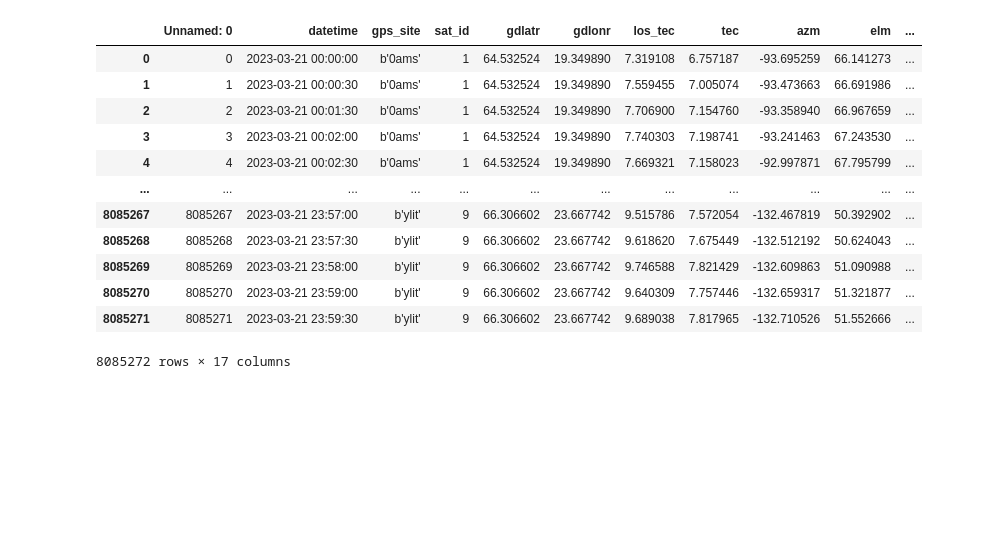
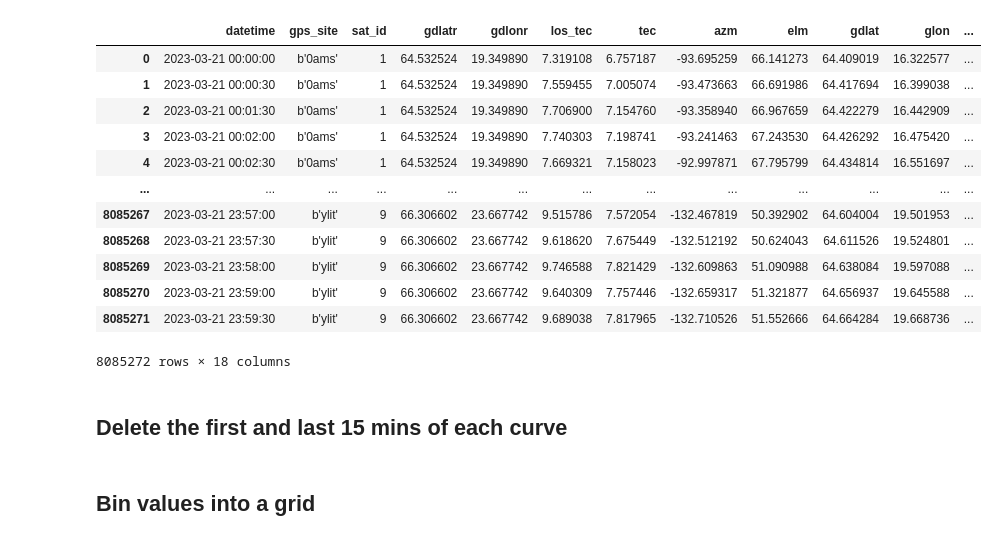
Before and after one commit to kuhaonmaraani/gradu, a Jupyter notebook: kaariplotit.ipynb, the cells around one changed output. Cells and saved outputs as stored; diff of their text form; code cells hidden in the pictures; blank space fills up the shorter version.

```diff
--- a/kaariplotit.ipynb
+++ b/kaariplotit.ipynb
@@ -7,19 +9,22 @@ import seaborn as sns
 # %%
 path = 'data/kaari2132023.csv'
 
-df = pd.read_csv(path, inde)
+df = pd.read_csv(path)
+df['datetime'] = pd.to_datetime(df['datetime'])
 df
 # %% [output]
-|  | Unnamed: 0 | datetime | gps_site | sat_id | gdlatr | gdlonr | los_tec | tec | azm | elm | ... |
-| 0 | 0 | 2023-03-21 00:00:00 | b'0ams' | 1 | 64.532524 | 19.349890 | 7.319108 | 6.757187 | -93.695259 | 66.141273 | ... |
-| 1 | 1 | 2023-03-21 00:00:30 | b'0ams' | 1 | 64.532524 | 19.349890 | 7.559455 | 7.005074 | -93.473663 | 66.691986 | ... |
-| 2 | 2 | 2023-03-21 00:01:30 | b'0ams' | 1 | 64.532524 | 19.349890 | 7.706900 | 7.154760 | -93.358940 | 66.967659 | ... |
-| 3 | 3 | 2023-03-21 00:02:00 | b'0ams' | 1 | 64.532524 | 19.349890 | 7.740303 | 7.198741 | -93.241463 | 67.243530 | ... |
-| 4 | 4 | 2023-03-21 00:02:30 | b'0ams' | 1 | 64.532524 | 19.349890 | 7.669321 | 7.158023 | -92.997871 | 67.795799 | ... |
-| ... | ... | ... | ... | ... | ... | ... | ... | ... | ... | ... | ... |
-| 8085267 | 8085267 | 2023-03-21 23:57:00 | b'ylit' | 9 | 66.306602 | 23.667742 | 9.515786 | 7.572054 | -132.467819 | 50.392902 | ... |
-| 8085268 | 8085268 | 2023-03-21 23:57:30 | b'ylit' | 9 | 66.306602 | 23.667742 | 9.618620 | 7.675449 | -132.512192 | 50.624043 | ... |
-| 8085269 | 8085269 | 2023-03-21 23:58:00 | b'ylit' | 9 | 66.306602 | 23.667742 | 9.746588 | 7.821429 | -132.609863 | 51.090988 | ... |
-| 8085270 | 8085270 | 2023-03-21 23:59:00 | b'ylit' | 9 | 66.306602 | 23.667742 | 9.640309 | 7.757446 | -132.659317 | 51.321877 | ... |
-| 8085271 | 8085271 | 2023-03-21 23:59:30 | b'ylit' | 9 | 66.306602 | 23.667742 | 9.689038 | 7.817965 | -132.710526 | 51.552666 | ... |
+|  | datetime | gps_site | sat_id | gdlatr | gdlonr | los_tec | tec | azm | elm | gdlat | glon | ... |
+| 0 | 2023-03-21 00:00:00 | b'0ams' | 1 | 64.532524 | 19.349890 | 7.319108 | 6.757187 | -93.695259 | 66.141273 | 64.409019 | 16.322577 | ... |
+| 1 | 2023-03-21 00:00:30 | b'0ams' | 1 | 64.532524 | 19.349890 | 7.559455 | 7.005074 | -93.473663 | 66.691986 | 64.417694 | 16.399038 | ... |
+| 2 | 2023-03-21 00:01:30 | b'0ams' | 1 | 64.532524 | 19.349890 | 7.706900 | 7.154760 | -93.358940 | 66.967659 | 64.422279 | 16.442909 | ... |
+| 3 | 2023-03-21 00:02:00 | b'0ams' | 1 | 64.532524 | 19.349890 | 7.740303 | 7.198741 | -93.241463 | 67.243530 | 64.426292 | 16.475420 | ... |
+| 4 | 2023-03-21 00:02:30 | b'0ams' | 1 | 64.532524 | 19.349890 | 7.669321 | 7.158023 | -92.997871 | 67.795799 | 64.434814 | 16.551697 | ... |
+| ... | ... | ... | ... | ... | ... | ... | ... | ... | ... | ... | ... | ... |
+| 8085267 | 2023-03-21 23:57:00 | b'ylit' | 9 | 66.306602 | 23.667742 | 9.515786 | 7.572054 | -132.467819 | 50.392902 | 64.604004 | 19.501953 | ... |
+| 8085268 | 2023-03-21 23:57:30 | b'ylit' | 9 | 66.306602 | 23.667742 | 9.618620 | 7.675449 | -132.512192 | 50.624043 | 64.611526 | 19.524801 | ... |
+| 8085269 | 2023-03-21 23:58:00 | b'ylit' | 9 | 66.306602 | 23.667742 | 9.746588 | 7.821429 | -132.609863 | 51.090988 | 64.638084 | 19.597088 | ... |
+| 8085270 | 2023-03-21 23:59:00 | b'ylit' | 9 | 66.306602 | 23.667742 | 9.640309 | 7.757446 | -132.659317 | 51.321877 | 64.656937 | 19.645588 | ... |
+| 8085271 | 2023-03-21 23:59:30 | b'ylit' | 9 | 66.306602 | 23.667742 | 9.689038 | 7.817965 | -132.710526 | 51.552666 | 64.664284 | 19.668736 | ... |
-8085272 rows × 17 columns
+8085272 rows × 18 columns
+# %% [markdown]
+## Delete the first and last 15 mins of each curve
@@ -25,0 +41,2 @@ df
+# %% [markdown]
+## Bin values into a grid
```
Also changed, not shown: parts of 9 cells of this notebook, 1 other file.
